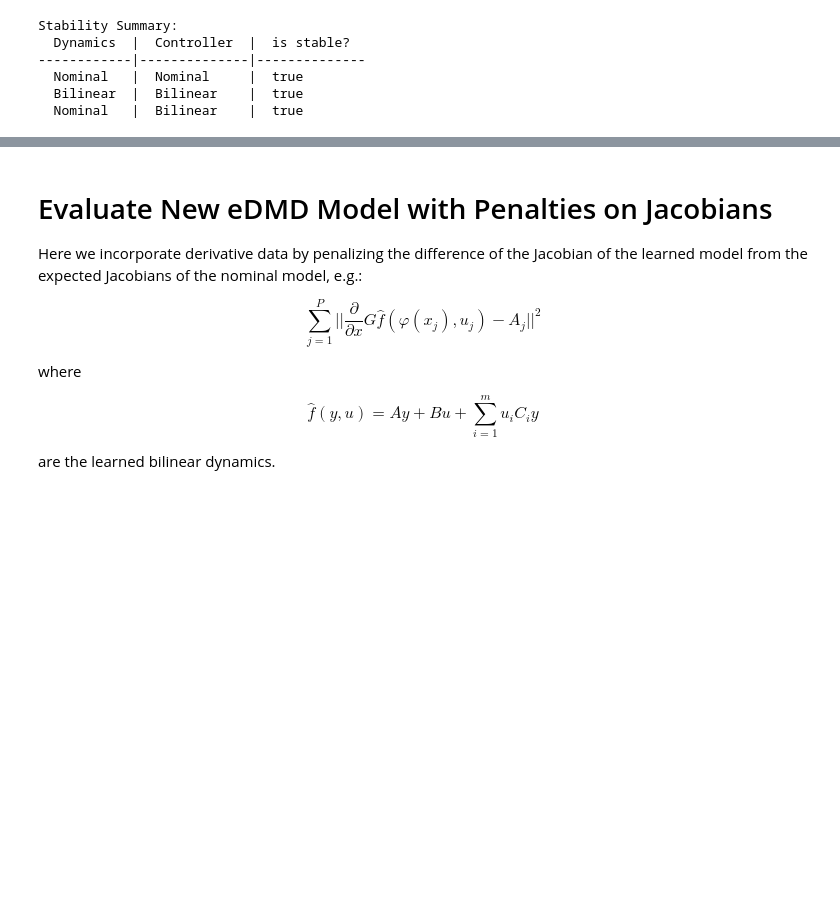
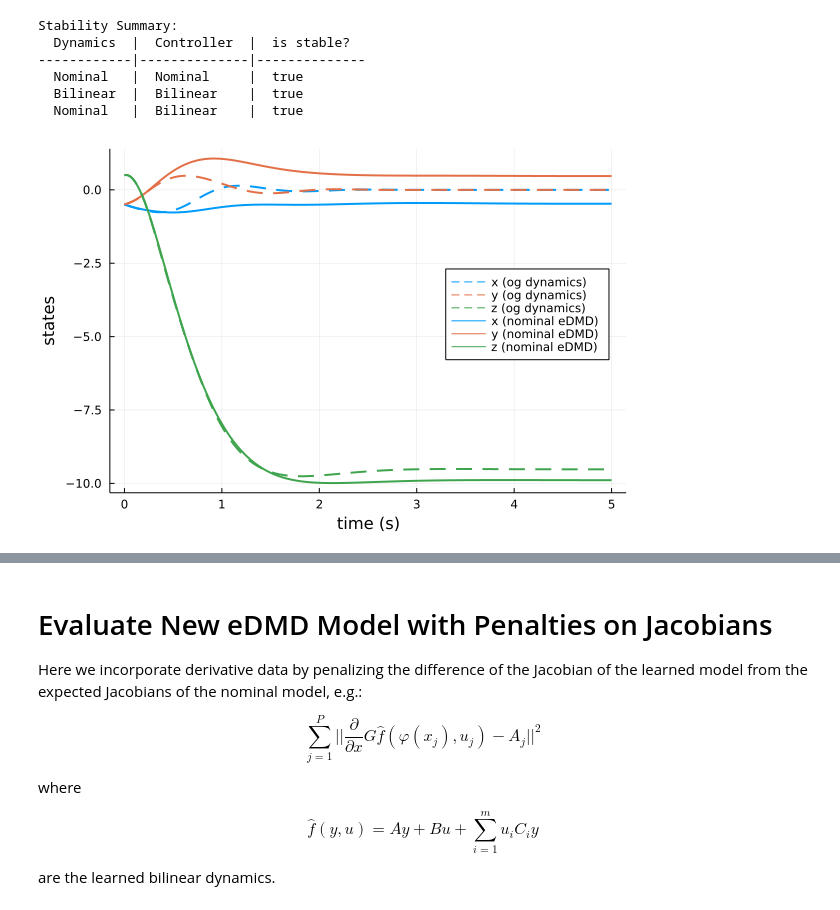
Before and after one commit to bjack205/BilinearControl.jl, a Jupyter notebook: examples/rex_quadrotor_eDMD.ipynb, the cells around one changed output, grey strips where cells are left out. Cells and saved outputs as stored; diff of their text form; code cells hidden in the pictures; blank space fills up the shorter version.

Commit message:
added initial lqr model for rex quadrotor

```diff
--- a/examples/rex_quadrotor_eDMD.ipynb
+++ b/examples/rex_quadrotor_eDMD.ipynb
@@ -42,7 +41,7 @@ MeshCat.DisplayedVisualizer(MeshCat.CoreVisualizer(MeshCat.SceneTrees.SceneNode(
 # %% [markdown]
 # Define Planar Quadrotor Model
 # %%
-model = RobotZoo.PlanarQuadrotor()
+model = Problems.RexQuadrotor()
 dmodel = RD.DiscretizedDynamics{RD.RK4}(model)
 tf = 2.0
 dt = 0.02
@@ -140,7 +146,7 @@ jldsave(joinpath(Problems.DATADIR,"planar_quadrotor_lqr_nominal_eDMD_data.jld2")
 # %% [markdown]
 # Import Nominal EDMD Model
 # %%
-cartpole_data = load(joinpath(Problems.DATADIR, "planar_quadrotor_lqr_nominal_eDMD_data.jld2"))
+cartpole_data = load(joinpath(Problems.DATADIR, "rex_quadrotor_lqr_nominal_eDMD_data.jld2"))
 A_nom = cartpole_data["A"]
 B_nom = cartpole_data["B"]
 C_nom = cartpole_data["C"]
@@ -176,8 +182,8 @@ New state dimension: 37
 To see if the learned model captures the dynamics, we'll evaluate the effective `A` and `B` dynamics Jaocbians of the learned model on the original dynamics, and compare to the nominal Jacobians.
 # %%
 # Define the equilibrium
-xe = [0.0, 0.0, 0.0, 0.0, 0.0, 0.0]
-ue = [0.5*9.81, 0.5*9.81]
+xe = [0.0, 0.0, 0.0, 0.0, 0.0, 0.0, 0.0, 0.0, 0.0, 0.0, 0.0, 0.0]
+ue = [0.25*9.81, 0.25*9.81, 0.25*9.81, 0.25*9.81]
 ze = RD.KnotPoint{n0,m}(xe,ue,0.0,dt)
 ye = expandstate(model_bilinear, xe);
 # %%
@@ -242,8 +272,8 @@ B_bil_nom
 # Try Stabilizing Nominal Model using LQR
 # %%
 # Calculate LQR Gain
-Qlqr = Diagonal([1.0, 1.0, 1.0, 1.0, 1.0, 1.0])
-Rlqr = Diagonal([1e-4, 1e-4])
+Qlqr = Diagonal([10.0, 10.0, 10.0, 10.0, 10.0, 10.0, 1e-4, 1e-4, 1e-4, 1e-4, 1e-4, 1e-4])
+Rlqr = Diagonal([1e-4, 1e-4, 1e-4, 1e-4])
 
 K_og = dlqr(A_og, B_og, Qlqr, Rlqr)
 K_bil_nom = dlqr(A_bil_nom, B_bil_nom, Qlqr, Rlqr);
@@ -269,21 +299,23 @@ Stability Summary:
 # %%
 # Simulate nominal model with LQR gain from bilinear model
 
 tf_sim = 5.0
 Tsim_lqr_nominal = range(0,tf_sim,step=dt)
 
 # x0 = [0,pi-deg2rad(1),0,0]
-x0 = [-0.5, 0.5, -deg2rad(20),-1.0,1.0,0.0]
+x0 = [-0.5, -0.5, 0.5, -deg2rad(20), deg2rad(50), -deg2rad(20), -1.0, 1.0, 1.0, 0.0, 0.0, 0.0]
 
 ctrl_lqr_og = LQRController(K_og, xe, ue)
 ctrl_lqr_nominal = LQRController(K_bil_nom, xe, ue)
 
 Xsim_lqr_og, = simulatewithcontroller(dmodel, ctrl_lqr_og, x0, tf_sim, dt)
 Xsim_lqr_nominal, = simulatewithcontroller(dmodel, ctrl_lqr_nominal, x0, tf_sim, dt)
 
 plotstates(Tsim_lqr_nominal, Xsim_lqr_og, inds=1:3, xlabel="time (s)", ylabel="states",
-            label=["x (og dynamics)" "y (og dynamics)" "θ (og dynamics)"], legend=:topright, lw=2,
+            label=["x (og dynamics)" "y (og dynamics)" "z (og dynamics)"], legend=:right, lw=2,
             linestyle=:dash, color=[1 2 3])
 plotstates!(Tsim_lqr_nominal, Xsim_lqr_nominal, inds=1:3, xlabel="time (s)", ylabel="states",
-            label=["x (nominal eDMD)" "y (nominal eDMD)" "θ (nominal eDMD)"], legend=:topright, lw=2,
+            label=["x (nominal eDMD)" "y (nominal eDMD)" "z (nominal eDMD)"], legend=:right, lw=2,
             color=[1 2 3])
+# %% [output]
+[figure, added]
```
Also changed, not shown: parts of 30 cells of this notebook, 3 other files.
